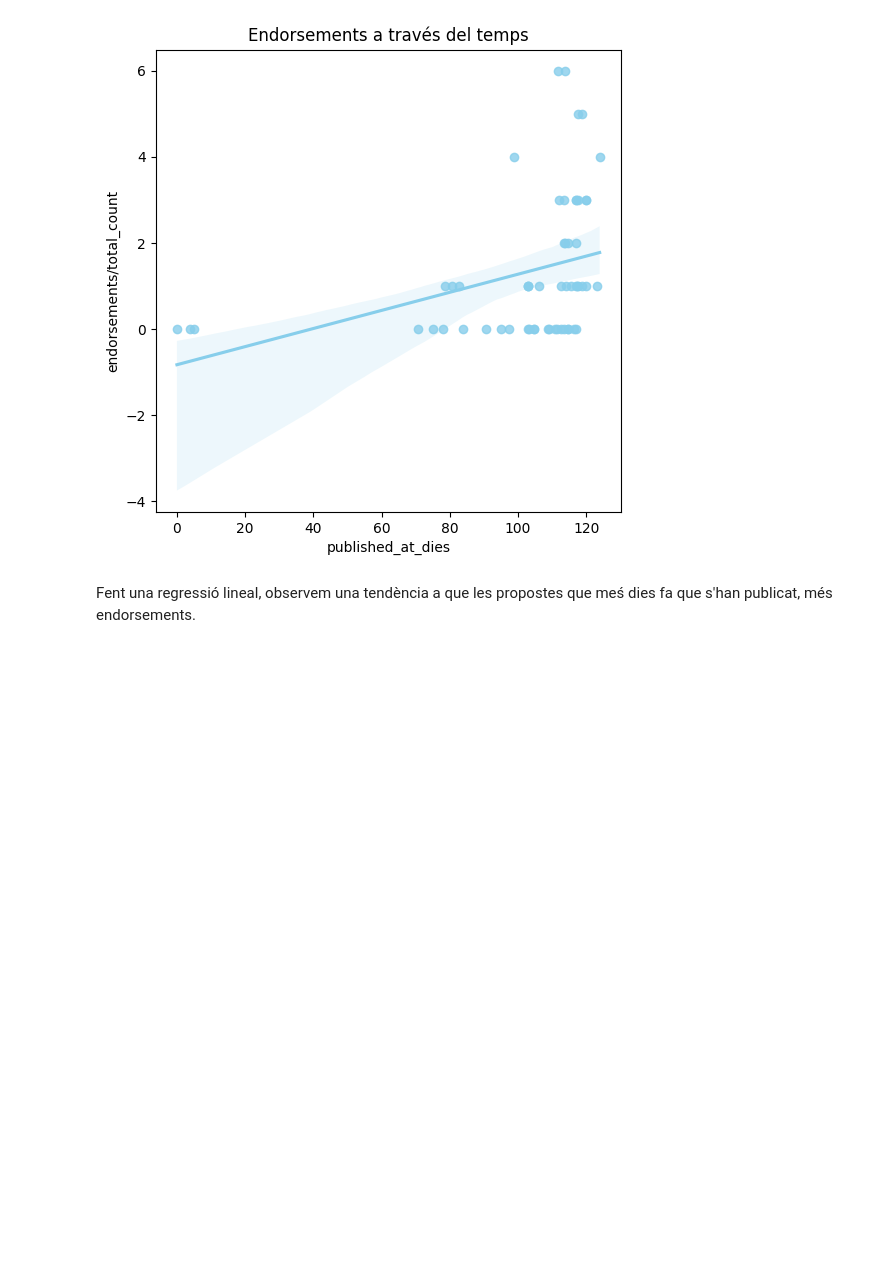
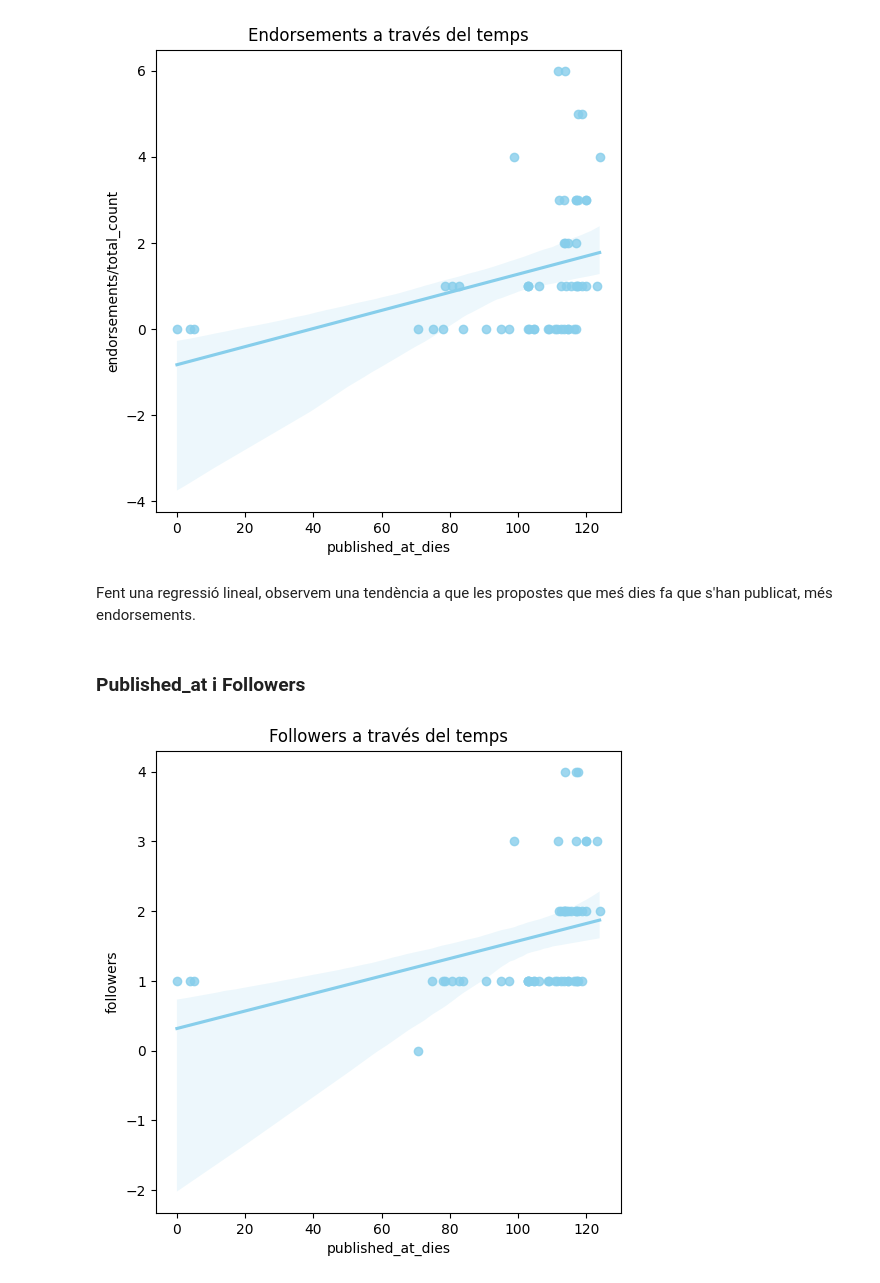
Before and after one commit to NoOPeEKS/dades-assemblea-clima, a Jupyter notebook: exploracio_csv.ipynb, the cells around one changed output. Drawn from its saved outputs; the diff is of its cells as text; code cells hidden in the pictures; blank space fills up the shorter version.

```diff
--- a/exploracio_csv.ipynb
+++ b/exploracio_csv.ipynb
@@ -841,3 +852,12 @@ plt.show()
 [figure]
 # %% [markdown]
 Fent una regressió lineal, observem una tendència a que les propostes que meś dies fa que s'han publicat, més endorsements.
+# %% [markdown]
+### Published_at i Followers
+# %%
+plt.figure(figsize=(6,6))
+sns.regplot(x="published_at_dies", y="followers", color = 'skyblue', data=df_proposals)
+plt.title("Followers a través del temps")
+plt.show()
+# %% [output]
+[figure, added]
```
Also changed, not shown: parts of 12 cells of this notebook.
